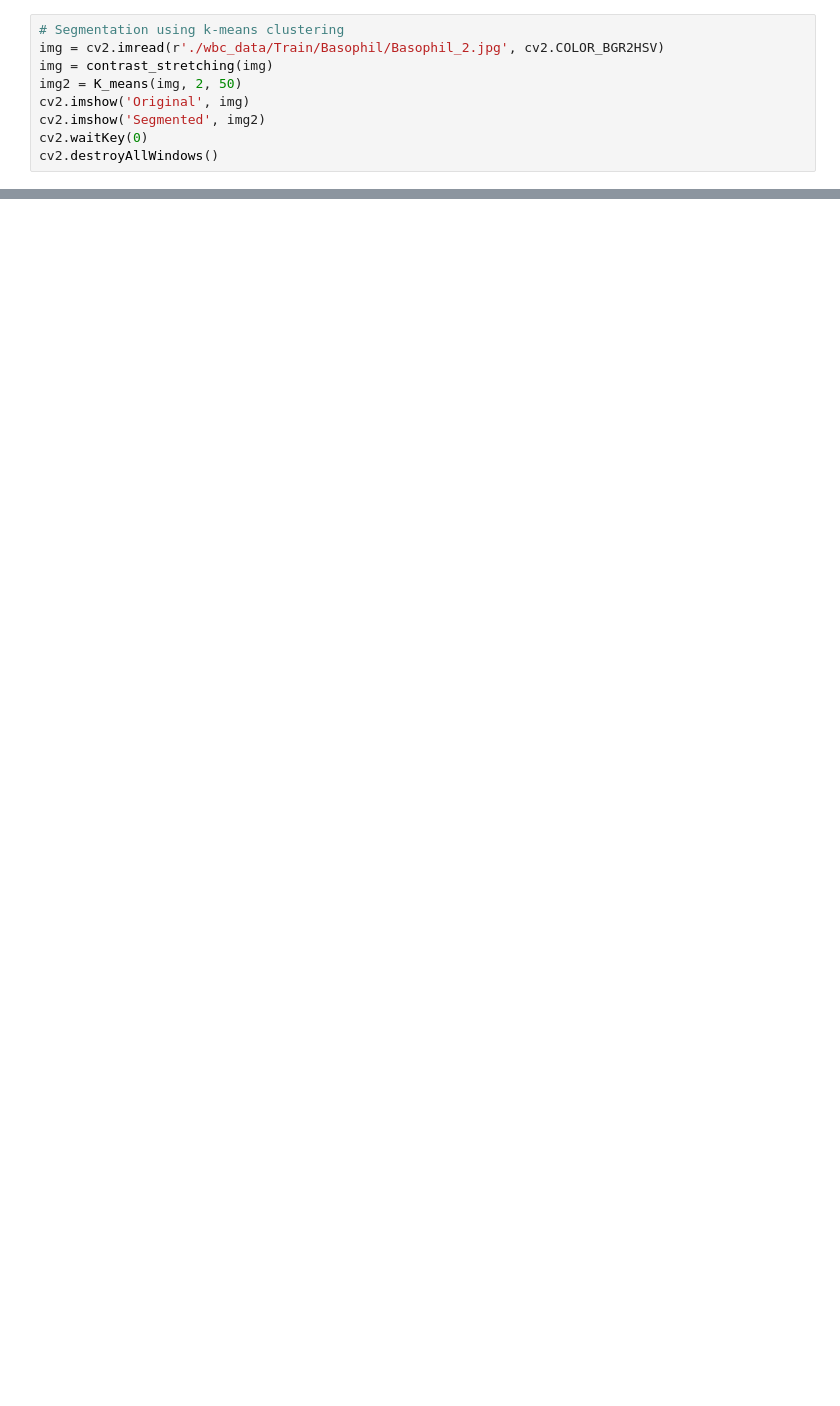
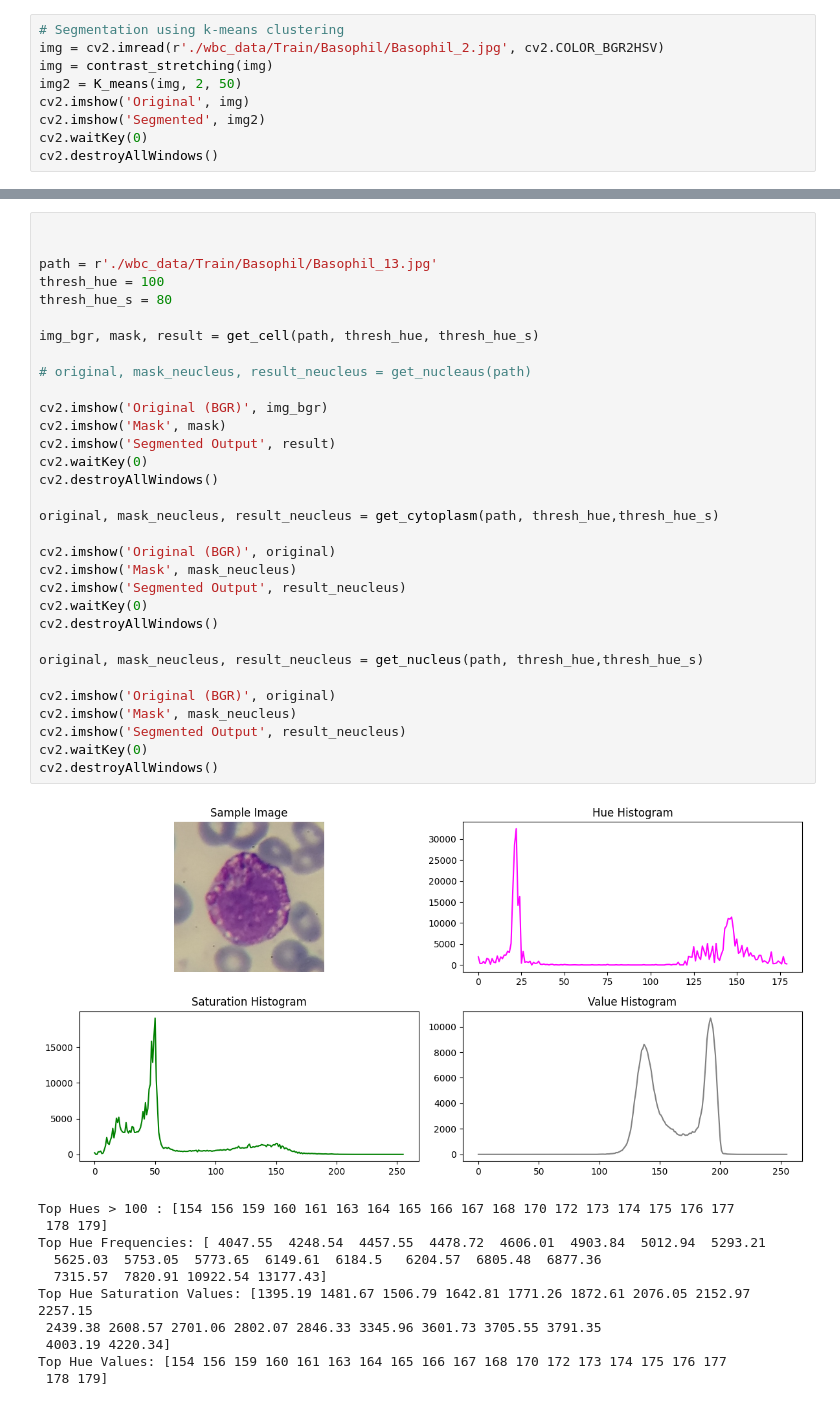
Before and after one commit to MSanan791/DipLabWork, a Jupyter notebook: Script/Assignment2/nucleus.ipynb, the cells around one changed output, grey strips where cells are left out. Drawn from its saved outputs; the diff is of its cells as text; blank space fills up the shorter version.

```diff
--- a/Script/Assignment2/nucleus.ipynb
+++ b/Script/Assignment2/nucleus.ipynb
@@ -94,0 +573,44 @@ calculate_histogram('./wbc_data/Train/', 'Basophil/', 'Basophil_7.jpg')
+# %%
+
+
+path = r'./wbc_data/Train/Basophil/Basophil_13.jpg'
+thresh_hue = 100
+thresh_hue_s = 80
+
+img_bgr, mask, result = get_cell(path, thresh_hue, thresh_hue_s)
+
+# original, mask_neucleus, result_neucleus = get_nucleaus(path)
+
+cv2.imshow('Original (BGR)', img_bgr)
+cv2.imshow('Mask', mask)
+cv2.imshow('Segmented Output', result)
+cv2.waitKey(0)
+cv2.destroyAllWindows()
+
+original, mask_neucleus, result_neucleus = get_cytoplasm(path, thresh_hue,thresh_hue_s)
+
+cv2.imshow('Original (BGR)', original)
+cv2.imshow('Mask', mask_neucleus)
+cv2.imshow('Segmented Output', result_neucleus)
+cv2.waitKey(0)
+cv2.destroyAllWindows()
+
+original, mask_neucleus, result_neucleus = get_nucleus(path, thresh_hue,thresh_hue_s)
+
+cv2.imshow('Original (BGR)', original)
+cv2.imshow('Mask', mask_neucleus)
+cv2.imshow('Segmented Output', result_neucleus)
+cv2.waitKey(0)
+cv2.destroyAllWindows()
+# %% [output]
+[figure, added]
+Top Hues > 100 : [154 156 159 160 161 163 164 165 166 167 168 170 172 173 174 175 176 177
+ 178 179]
+Top Hue Frequencies: [ 4047.55  4248.54  4457.55  4478.72  4606.01  4903.84  5012.94  5293.21
+  5625.03  5753.05  5773.65  6149.61  6184.5   6204.57  6805.48  6877.36
+  7315.57  7820.91 10922.54 13177.43]
+Top Hue Saturation Values: [1395.19 1481.67 1506.79 1642.81 1771.26 1872.61 2076.05 2152.97 2257.15
+ 2439.38 2608.57 2701.06 2802.07 2846.33 3345.96 3601.73 3705.55 3791.35
+ 4003.19 4220.34]
+Top Hue Values: [154 156 159 160 161 163 164 165 166 167 168 170 172 173 174 175 176 177
+ 178 179]
```
Also changed, not shown: parts of 26 cells of this notebook, 6 other files.
